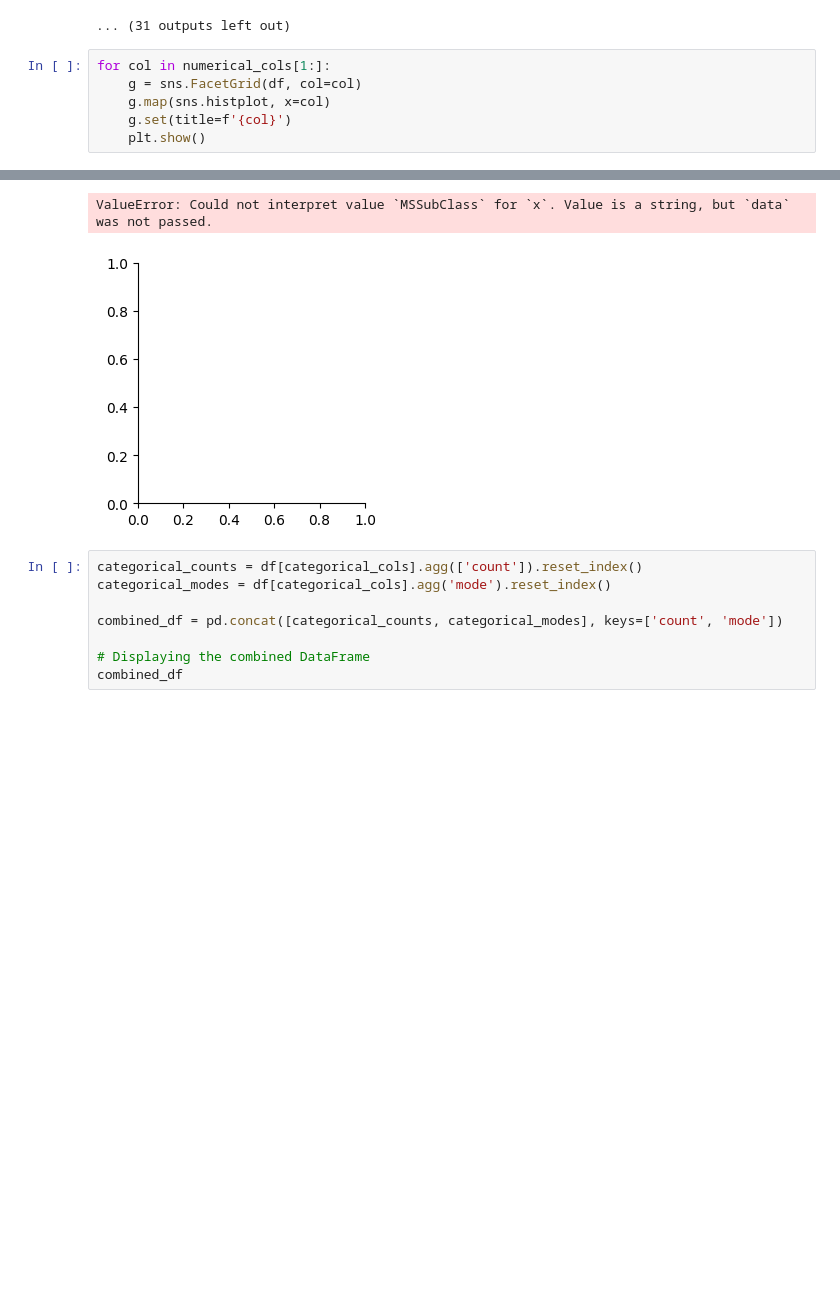
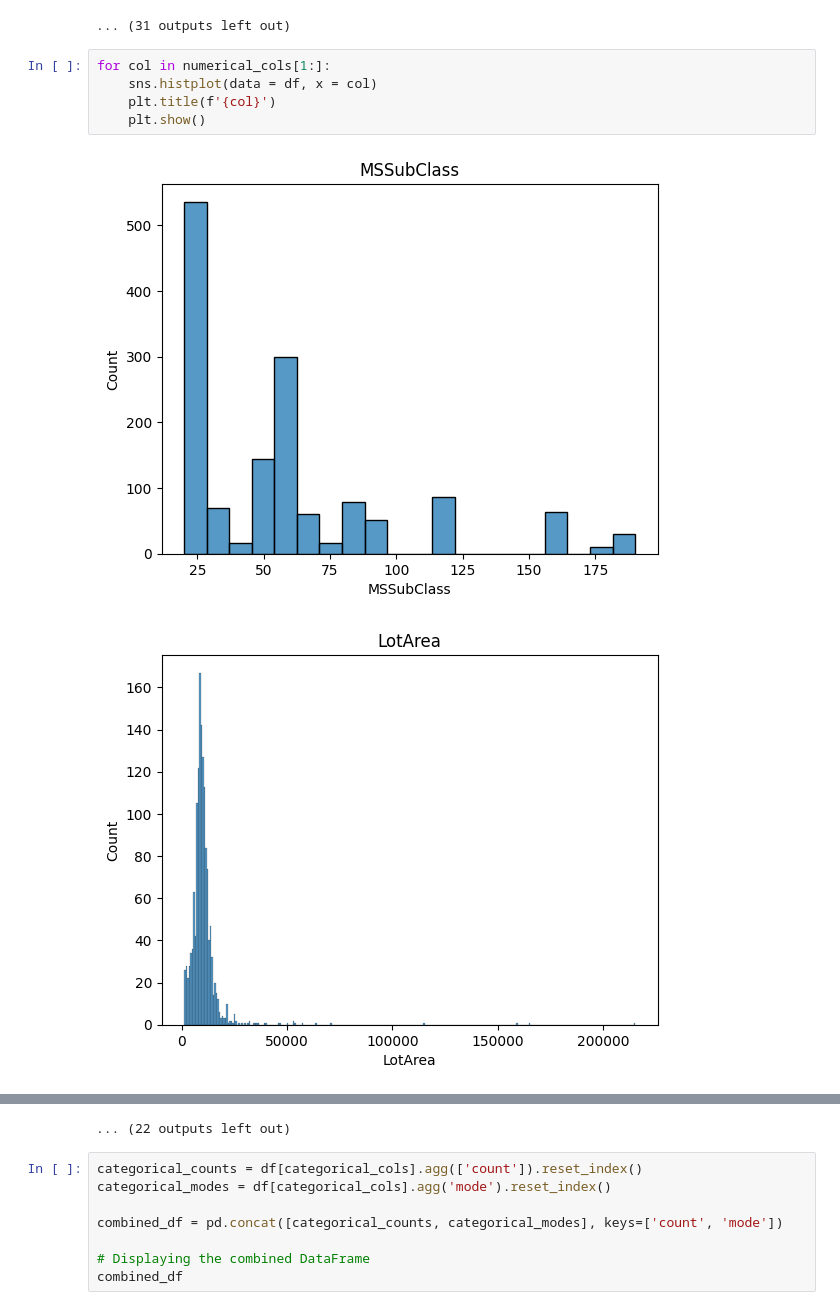
Before and after one commit to DinoKao23/ML2024_V1, a Jupyter notebook: CA01.ipynb, the cells around one changed output, grey strips where cells are left out. Drawn from its saved outputs; the diff is of its cells as text; blank space fills up the shorter version.

```diff
--- a/CA01.ipynb
+++ b/CA01.ipynb
@@ -83,8 +83,9 @@ for col in categorical_cols:
 ... (31 outputs left out)
 # %%
 for col in numerical_cols[1:]:
-    g = sns.FacetGrid(df, col=col)
-    g.map(sns.histplot, x=col)
-    g.set(title=f'{col}')
+    sns.histplot(data = df, x = col)
+    plt.title(f'{col}')
     plt.show()
 # %% [output]
+[figure, new version]
+[figure, added]
@@ -91,5 +102,4 @@ for col in numerical_cols[1:]:
-ValueError: Could not interpret value `MSSubClass` for `x`. Value is a string, but `data` was not passed.
+... (22 outputs left out)
-[figure, old version]
 # %%
 categorical_counts = df[categorical_cols].agg(['count']).reset_index()
 categorical_modes = df[categorical_cols].agg('mode').reset_index()
```
Also changed, not shown: parts of 1 cell of this notebook.
